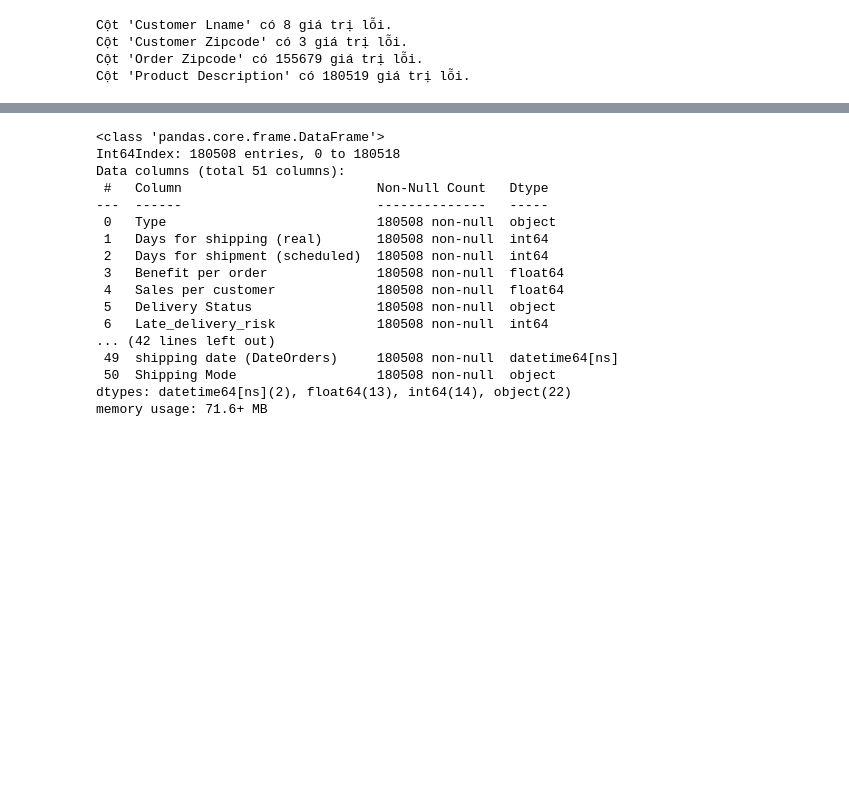
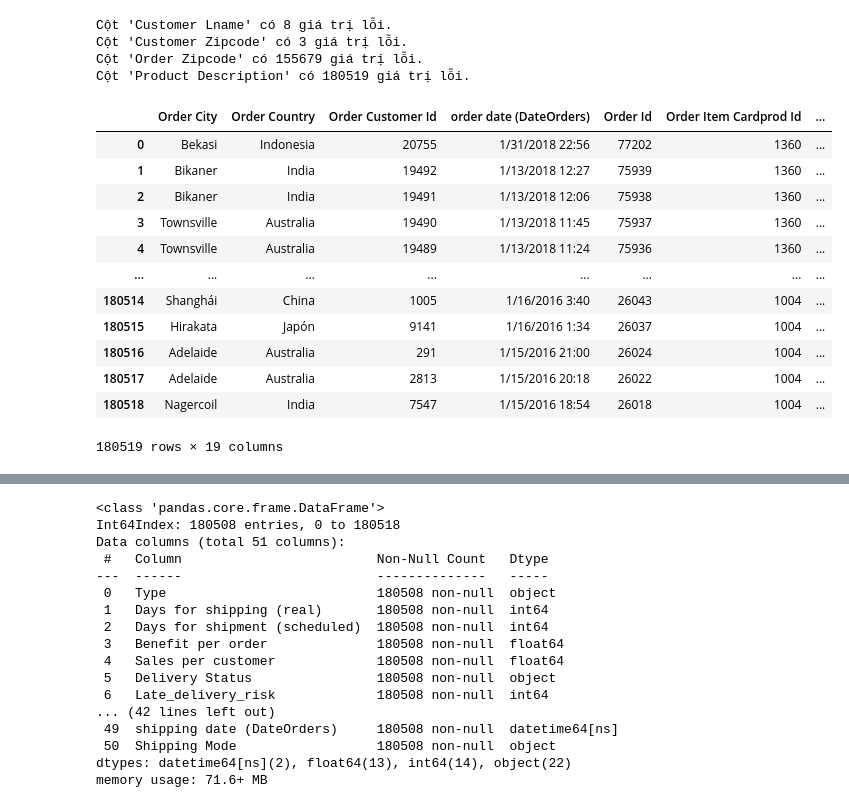
Before and after one commit to Junes001/DataWerehouse, a Jupyter notebook: ETL.ipynb, the cells around one changed output, grey strips where cells are left out. Cells and saved outputs as stored; diff of their text form; code cells hidden in the pictures; blank space fills up the shorter version.

```diff
--- a/ETL.ipynb
+++ b/ETL.ipynb
@@ -44,3 +44,19 @@ Cột 'Customer Lname' có 8 giá trị lỗi.
 Cột 'Customer Zipcode' có 3 giá trị lỗi.
 Cột 'Order Zipcode' có 155679 giá trị lỗi.
 Cột 'Product Description' có 180519 giá trị lỗi.
+# %%
+df.filter(like='Order')
+# %% [output]
+|  | Order City | Order Country | Order Customer Id | order date (DateOrders) | Order Id | Order Item Cardprod Id | ... |
+| 0 | Bekasi | Indonesia | 20755 | 1/31/2018 22:56 | 77202 | 1360 | ... |
+| 1 | Bikaner | India | 19492 | 1/13/2018 12:27 | 75939 | 1360 | ... |
+| 2 | Bikaner | India | 19491 | 1/13/2018 12:06 | 75938 | 1360 | ... |
+| 3 | Townsville | Australia | 19490 | 1/13/2018 11:45 | 75937 | 1360 | ... |
+| 4 | Townsville | Australia | 19489 | 1/13/2018 11:24 | 75936 | 1360 | ... |
+| ... | ... | ... | ... | ... | ... | ... | ... |
+| 180514 | Shanghái | China | 1005 | 1/16/2016 3:40 | 26043 | 1004 | ... |
+| 180515 | Hirakata | Japón | 9141 | 1/16/2016 1:34 | 26037 | 1004 | ... |
+| 180516 | Adelaide | Australia | 291 | 1/15/2016 21:00 | 26024 | 1004 | ... |
+| 180517 | Adelaide | Australia | 2813 | 1/15/2016 20:18 | 26022 | 1004 | ... |
+| 180518 | Nagercoil | India | 7547 | 1/15/2016 18:54 | 26018 | 1004 | ... |
+180519 rows × 19 columns
```
Also changed, not shown: parts of 4 cells of this notebook, 1 other file.
